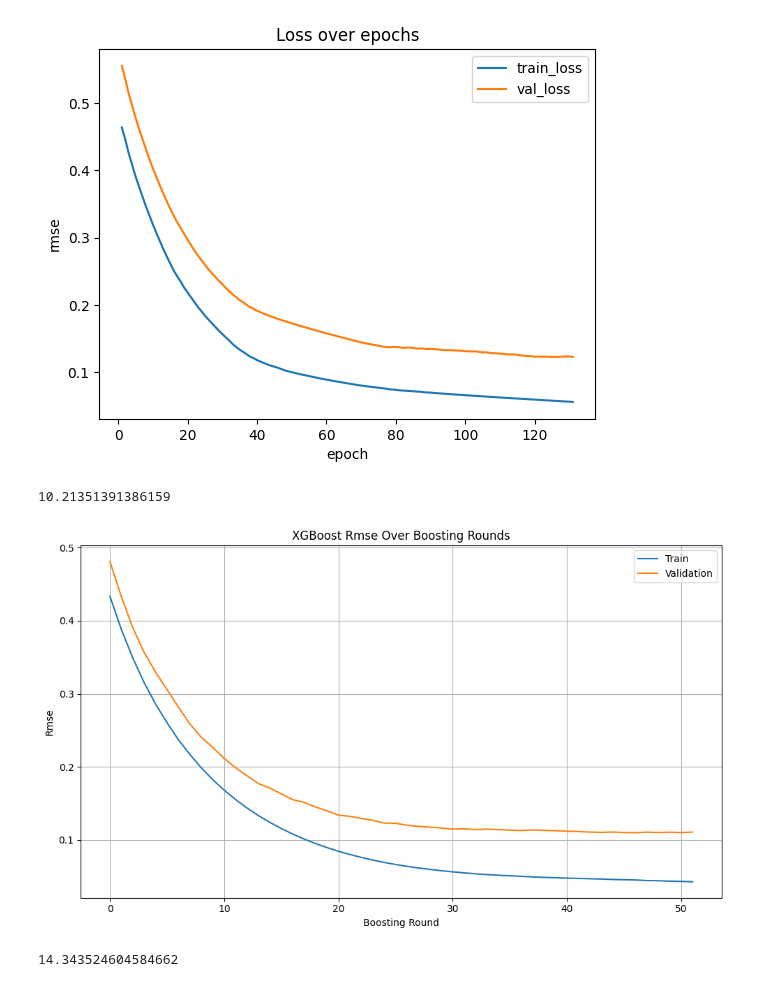
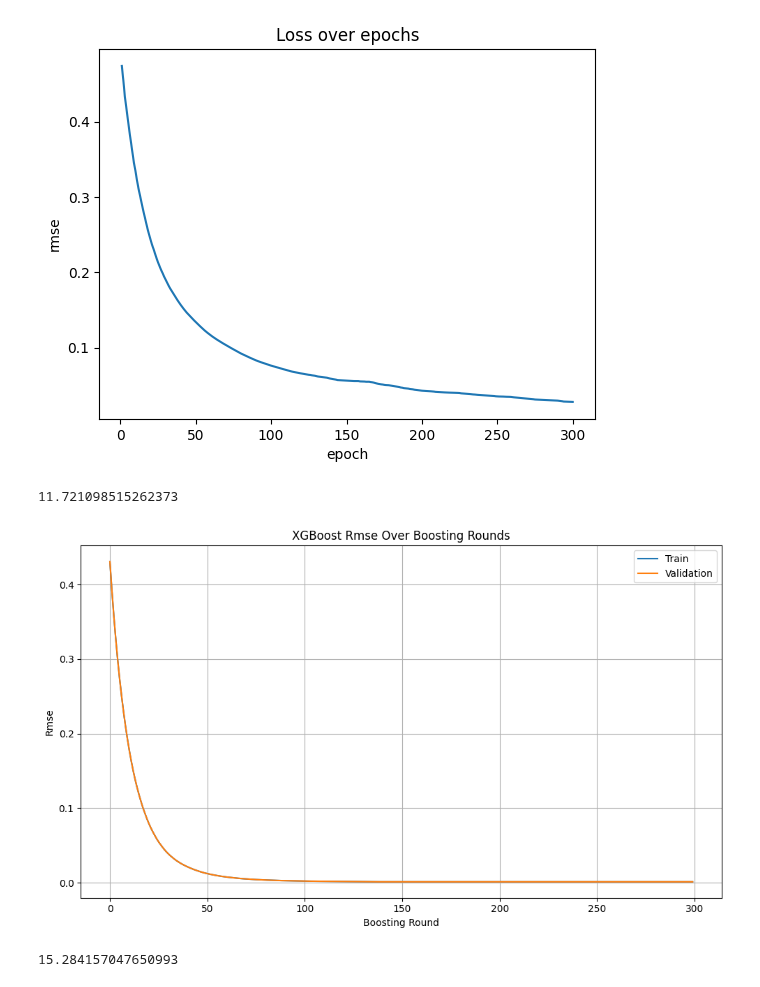
Before and after one commit to DageBjorne/transfertreeboost, a Jupyter notebook: stem-profile.ipynb, the cells around one changed output. Saved outputs shown, nothing was run; the diff lists cells and outputs as text; code cells hidden in the pictures.

```diff
--- a/stem-profile.ipynb
+++ b/stem-profile.ipynb
@@ -17,8 +17,7 @@ data_source = data[data['Species'] == 'Pine']
 data_target = data[data['Species'] == 'Spruce']
 print(f'source dataset size: {len(data_source)}, target dataset size: {len(data_target)}')
 
-data_temp, data_test = train_test_split(data_target, test_size=0.1, random_state=34)
-data_train, data_val = train_test_split(data_temp, test_size=0.1, random_state=1)
+data_train, data_test = train_test_split(data_target, test_size=0.1, random_state=34)
 
-print(f'train (target) dataset size: {len(data_train)}, val (target) dataset size: {len(data_val)}, test (target) dataset size: {len(data_test)}')
+print(f'train (target) dataset size: {len(data_train)}, test (target) dataset size: {len(data_test)}')
 # %% [output]
@@ -38,34 +37,29 @@ y_target_val = np.array(data_val[target_column])
 X_target_test = np.array(data_test[predictor_columns])
 y_target_test = np.array(data_test[target_column])
 # %%
-fiter = MTransferTreeBoost(epochs=300)
-fiter.fit(X_target_train, y_target_train, X_source_train, y_source_train, val_x=X_target_val, val_y=y_target_val, early_stopping_rounds=5, show_curves = True)
+fiter = MTransferTreeBoost(epochs=300, k = 0.01)
+fiter.fit(X_target_train, y_target_train, X_source_train, y_source_train, show_curves = True)
 rmse = fiter.evaluate(X_target_test, y_target_test, metric = 'rmse')
-val_rmse = fiter.evaluate(X_target_val, y_target_val, metric = 'rmse')
 mae = fiter.evaluate(X_target_test, y_target_test, metric = 'mae')
-val_mae = fiter.evaluate(X_target_val, y_target_val, metric = 'mae')
 
 print((rmse / np.mean(y_target_test))*100)
 # %% [output]
-[figure, old version]
+[figure, new version]
-10.21351391386159
+11.721098515262373
 # %%
 params = {
-    'objective': 'reg:pseudohubererror',  # Regression with squared error
-    'max_depth': 2,                   # Maximum depth of a tree
+    'objective': 'reg:squarederror',  # Regression with squared error
+    'max_depth': 6,                   # Maximum depth of a tree
     'eta': 0.1,                       # Learning rate
     'eval_metric': 'rmse',           # RMSE as evaluation metric
     }
 
-bst = train_xgboost(X_target_train, y_target_train, X_target_val, y_target_val, boosting_rounds=300, params=params, early_stopping_rounds=5, show_curve=True)
+bst = train_xgboost(X_target_train, y_target_train, X_target_train, y_target_train, boosting_rounds=300, params=params, early_stopping_rounds=500, show_curve=True)
 preds = test_xgboost(X_target_test, bst)
-val_preds = test_xgboost(X_target_val, bst)
-val_rmse = compute_rmse(val_preds, y_target_val)
-val_mae = compute_mae(val_preds, y_target_val)
 rmse = compute_rmse(preds, y_target_test)
 mae = compute_mae(preds, y_target_test)
 
 print((rmse / np.mean(y_target_test))*100)
 # %% [output]
-[figure, old version]
+[figure, new version]
-14.343524604584662
+15.284157047650993
```
Also changed, not shown: parts of 7 cells of this notebook, 1 other file.
